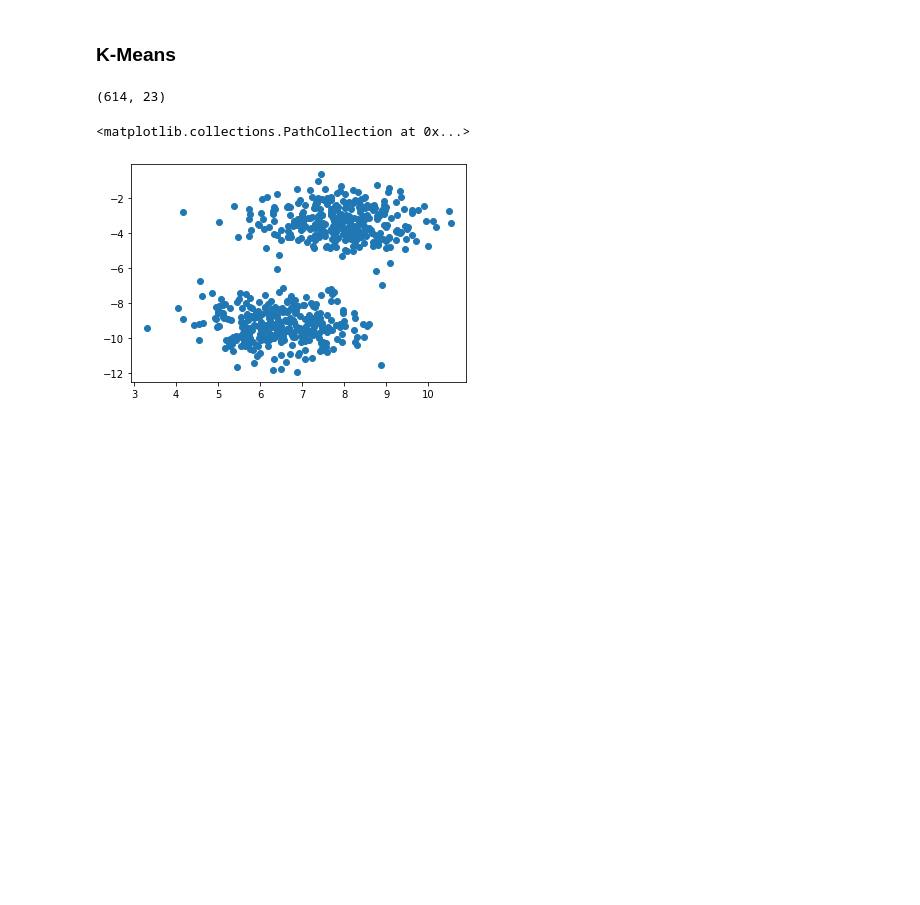
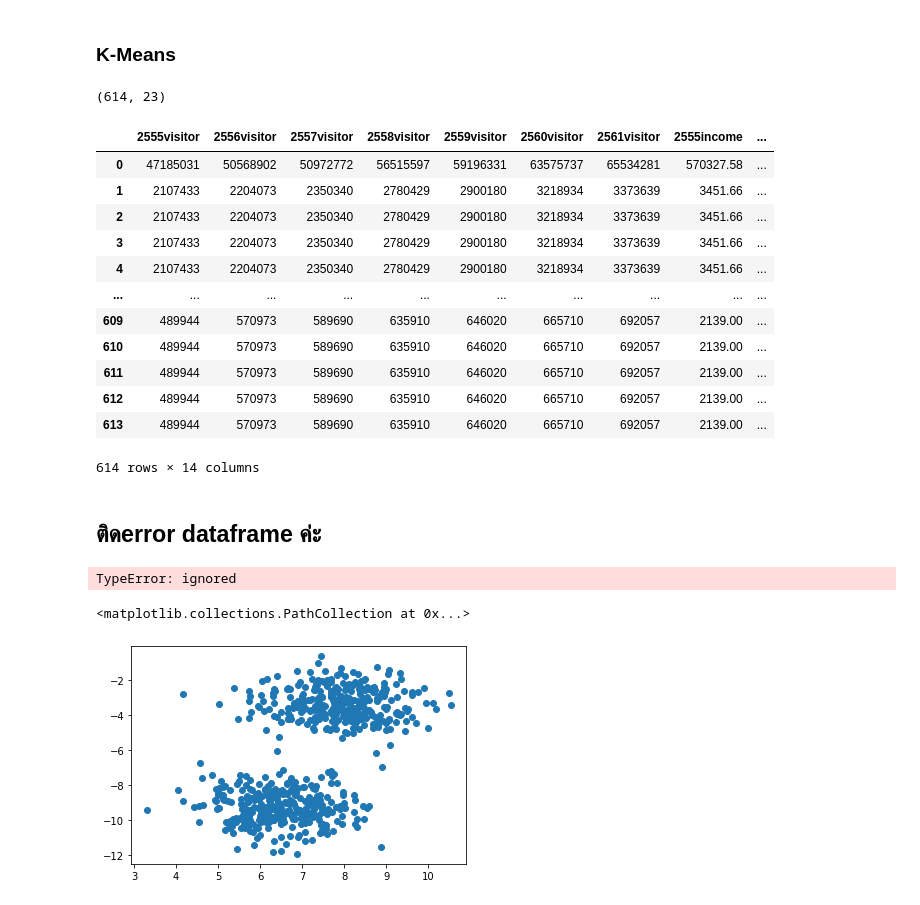
Before and after one commit to Chanunchida-May/DWDM21, a Jupyter notebook: ProjectFinal.ipynb, the cells around one changed output. Drawn from its saved outputs; the diff is of its cells as text; code cells hidden in the pictures; blank space fills up the shorter version.

```diff
--- a/ProjectFinal.ipynb
+++ b/ProjectFinal.ipynb
@@ -631,8 +621,31 @@ from sklearn.datasets import make_blobs
 data_mix.shape
 # %% [output]
 (614, 23)
+# %%
+data=data_mix.iloc[:,2:16]
+data
+# %% [output]
+|  | 2555visitor | 2556visitor | 2557visitor | 2558visitor | 2559visitor | 2560visitor | 2561visitor | 2555income | ... |
+| 0 | 47185031 | 50568902 | 50972772 | 56515597 | 59196331 | 63575737 | 65534281 | 570327.58 | ... |
+| 1 | 2107433 | 2204073 | 2350340 | 2780429 | 2900180 | 3218934 | 3373639 | 3451.66 | ... |
+| 2 | 2107433 | 2204073 | 2350340 | 2780429 | 2900180 | 3218934 | 3373639 | 3451.66 | ... |
+| 3 | 2107433 | 2204073 | 2350340 | 2780429 | 2900180 | 3218934 | 3373639 | 3451.66 | ... |
+| 4 | 2107433 | 2204073 | 2350340 | 2780429 | 2900180 | 3218934 | 3373639 | 3451.66 | ... |
+| ... | ... | ... | ... | ... | ... | ... | ... | ... | ... |
+| 609 | 489944 | 570973 | 589690 | 635910 | 646020 | 665710 | 692057 | 2139.00 | ... |
+| 610 | 489944 | 570973 | 589690 | 635910 | 646020 | 665710 | 692057 | 2139.00 | ... |
+| 611 | 489944 | 570973 | 589690 | 635910 | 646020 | 665710 | 692057 | 2139.00 | ... |
+| 612 | 489944 | 570973 | 589690 | 635910 | 646020 | 665710 | 692057 | 2139.00 | ... |
+| 613 | 489944 | 570973 | 589690 | 635910 | 646020 | 665710 | 692057 | 2139.00 | ... |
+614 rows × 14 columns
 # %%
 X, y = make_blobs(n_samples=614, centers=2, n_features=2, random_state=6)
+# %% [markdown]
+## **ติดerror dataframe ค่ะ**
+# %%
+X, y = data(centers=2, n_features=2, random_state=6)
+# %% [output]
+TypeError: ignored
 # %%
 from matplotlib import pyplot as plt
 plt.scatter(X[:,0],X[:,1])
```
Also changed, not shown: parts of 26 cells of this notebook.
